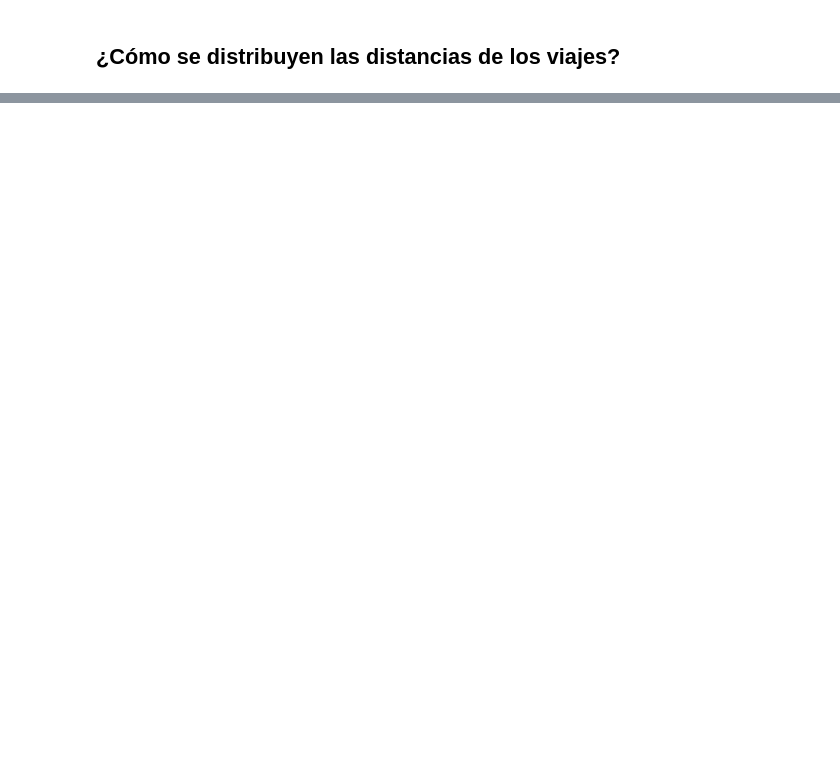
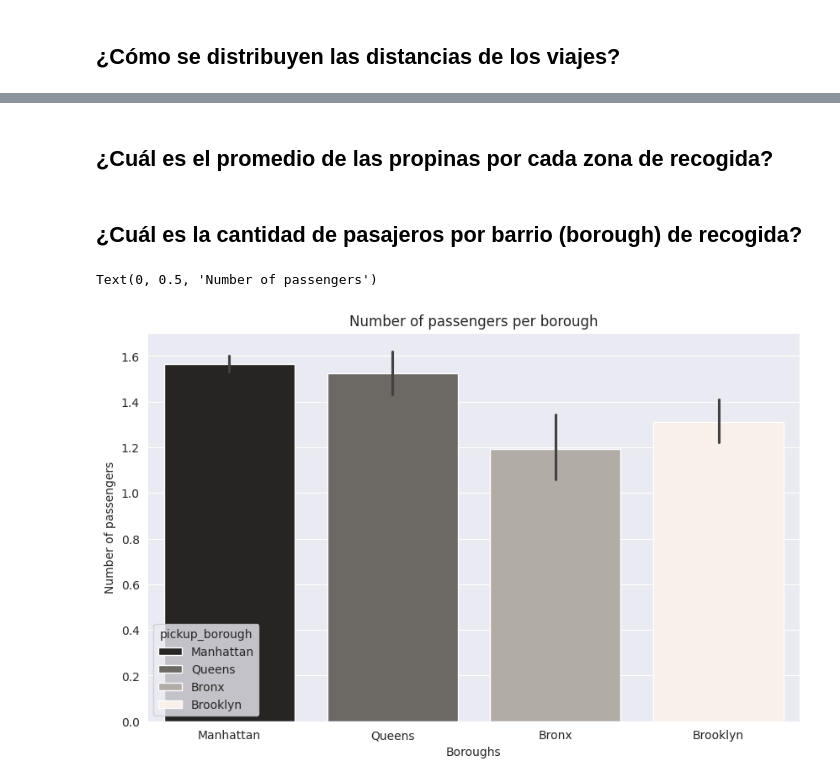
Before and after one commit to MarinaHolland/Python-Intro-for-Data-Science-at-CodeSpace, a Jupyter notebook: Notebooks/Lesson IV - Matplotlib and Seaborn.ipynb, the cells around one changed output, grey strips where cells are left out. Saved outputs shown, nothing was run; the diff lists cells and outputs as text; code cells hidden in the pictures; blank space fills up the shorter version.

```diff
--- a/Notebooks/Lesson IV - Matplotlib and Seaborn.ipynb
+++ b/Notebooks/Lesson IV - Matplotlib and Seaborn.ipynb
@@ -406,0 +483,18 @@ Responde a las siguientes preguntas:
+# %% [markdown]
+## ¿Cuál es el promedio de las propinas por cada zona de recogida?
+# %% [markdown]
+## ¿Cuál es la cantidad de pasajeros por barrio (borough) de recogida?
+# %%
+# Setting the size of the figure
+plt.figure(figsize=(10, 6))
+
+# Creating a barplot (when creating a gradient don't use color, but palette as the parameter)
+sns.barplot(x='pickup_borough', y='passengers', data=taxis_df, hue='pickup_borough', palette='dark:linen')
+
+# Writing titles for the barplot
+plt.title('Number of passengers per borough')
+plt.xlabel('Boroughs')
+plt.ylabel('Number of passengers')
+# %% [output]
+Text(0, 0.5, 'Number of passengers')
+[figure, added]
```
Also changed, not shown: parts of 20 cells of this notebook.
